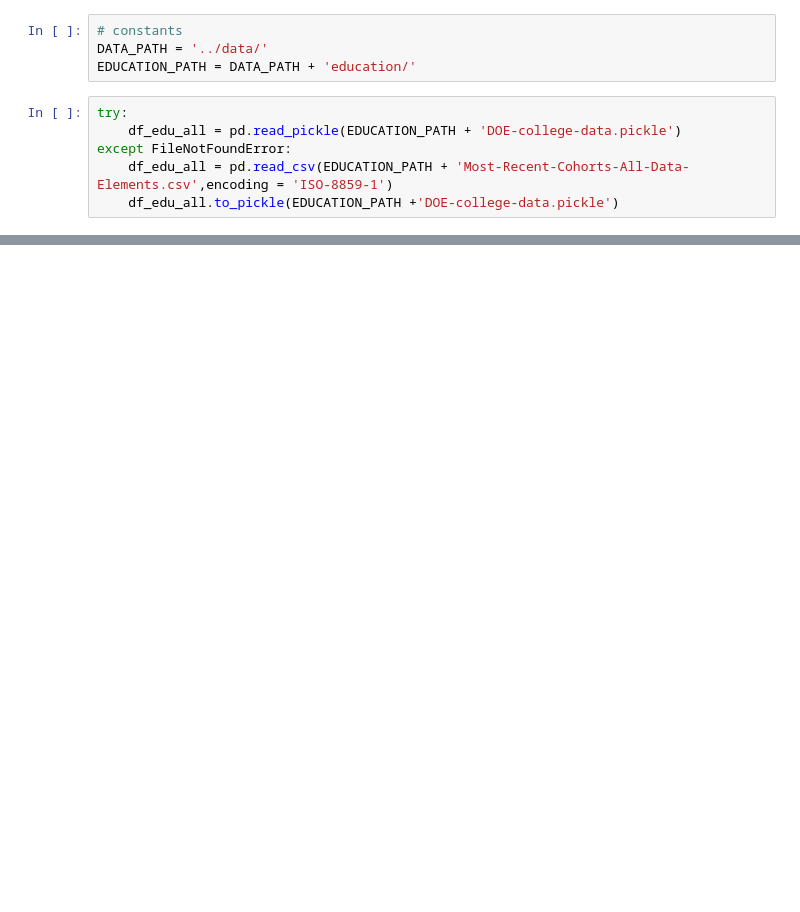
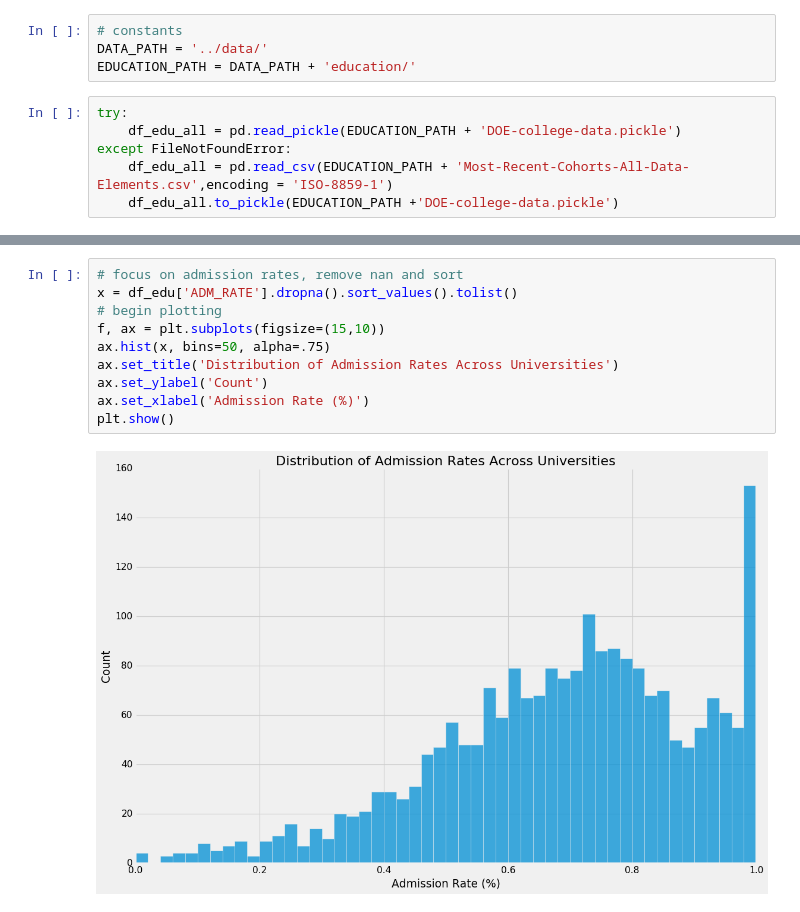
Before and after one commit to jer96/CareerPathPrediction, a Jupyter notebook: analysis/college-scorecard-analysis.ipynb, the cells around one changed output, grey strips where cells are left out. Saved outputs shown, nothing was run; the diff lists cells and outputs as text; blank space fills up the shorter version.

```diff
--- a/analysis/college-scorecard-analysis.ipynb
+++ b/analysis/college-scorecard-analysis.ipynb
@@ -47,0 +117,12 @@ np.sum(df_edu.iloc[:1, 1:39].values)
+# %%
+# focus on admission rates, remove nan and sort
+x = df_edu['ADM_RATE'].dropna().sort_values().tolist()
+# begin plotting
+f, ax = plt.subplots(figsize=(15,10))
+ax.hist(x, bins=50, alpha=.75)
+ax.set_title('Distribution of Admission Rates Across Universities')
+ax.set_ylabel('Count')
+ax.set_xlabel('Admission Rate (%)')
+plt.show()
+# %% [output]
+[figure, added]
```
Also changed, not shown: parts of 31 cells of this notebook, 1 other file.
